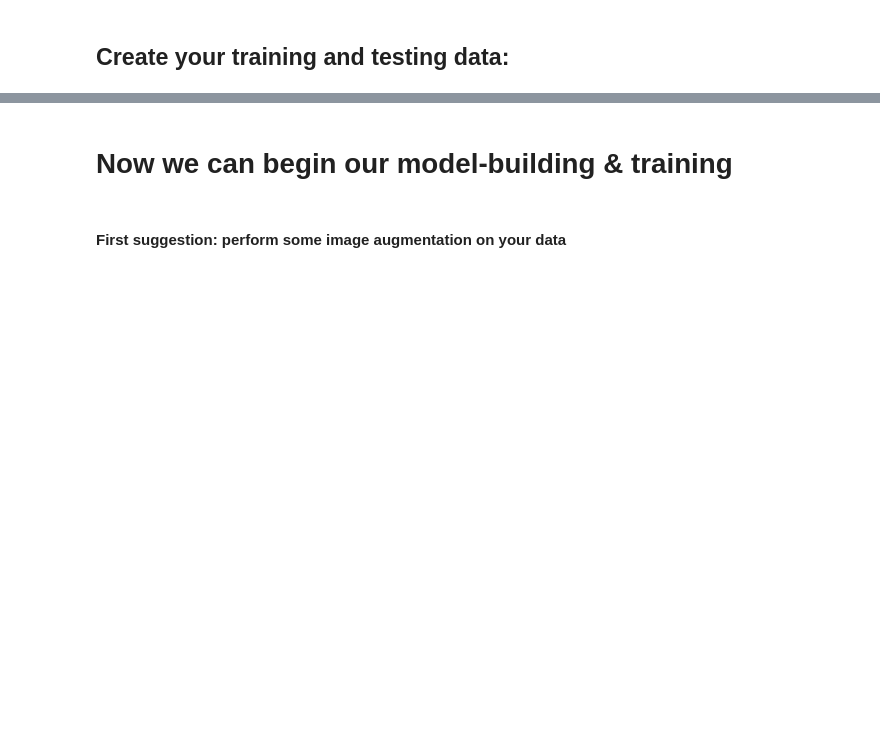
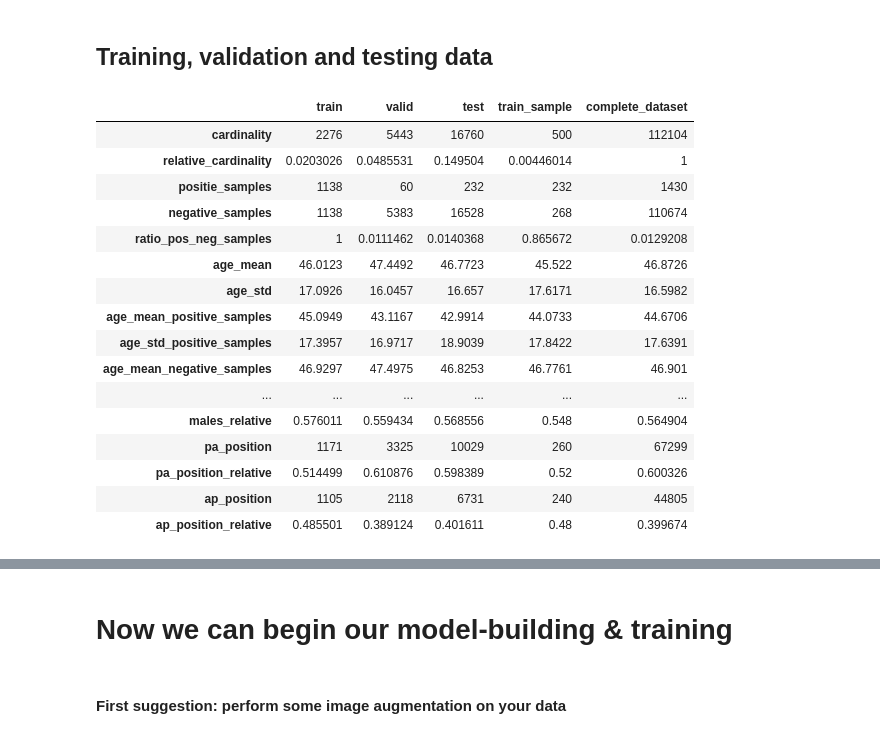
Before and after one commit to phthaloc/AIHCND_C2_Starter, a Jupyter notebook: Build and train model.ipynb, the cells around one changed output, grey strips where cells are left out. Cells and saved outputs as stored; diff of their text form; code cells hidden in the pictures; blank space fills up the shorter version.

```diff
--- a/Build and train model.ipynb
+++ b/Build and train model.ipynb
@@ -69,0 +54,6 @@ all_xray_df.sample(3)
+# %%
+## get data
+df = pd.read_hdf('data_summary.hdf')
+## convert class labels to string:
+df['class_pneumonia'] = df['label_pneumonia'].astype('str')
+df.head()
@@ -70,2 +68,2 @@ all_xray_df.sample(3)
 # %% [markdown]
-## Create your training and testing data:
+## Training, validation and testing data
@@ -82,0 +207,25 @@ def create_splits(vargs):
+# %%
+df_train, df_valid, df_test = create_splits(df=df, train_size=0.8, valid_size=0.05, test_size=0.15, random_state=RANDOM_STATE)
+# we remove some negative training samples to achieve balanced classes:
+df_train = balance_dataset(df=df_train, col_label='label_pneumonia', random_state=RANDOM_STATE)
+# randomly select a representative sample for standardization:
+df_train_sample = df_train.sample(n=500, random_state=RANDOM_STATE)
+data_split_analysis(df=df, df_train=df_train, df_valid=df_valid, df_test=df_test, df_train_sample=df_train_sample)
+# %% [output]
+|  | train | valid | test | train_sample | complete_dataset |
+| cardinality | 2276 | 5443 | 16760 | 500 | 112104 |
+| relative_cardinality | 0.0203026 | 0.0485531 | 0.149504 | 0.00446014 | 1 |
+| positie_samples | 1138 | 60 | 232 | 232 | 1430 |
+| negative_samples | 1138 | 5383 | 16528 | 268 | 110674 |
+| ratio_pos_neg_samples | 1 | 0.0111462 | 0.0140368 | 0.865672 | 0.0129208 |
+| age_mean | 46.0123 | 47.4492 | 46.7723 | 45.522 | 46.8726 |
+| age_std | 17.0926 | 16.0457 | 16.657 | 17.6171 | 16.5982 |
+| age_mean_positive_samples | 45.0949 | 43.1167 | 42.9914 | 44.0733 | 44.6706 |
+| age_std_positive_samples | 17.3957 | 16.9717 | 18.9039 | 17.8422 | 17.6391 |
+| age_mean_negative_samples | 46.9297 | 47.4975 | 46.8253 | 46.7761 | 46.901 |
+| ... | ... | ... | ... | ... | ... |
+| males_relative | 0.576011 | 0.559434 | 0.568556 | 0.548 | 0.564904 |
+| pa_position | 1171 | 3325 | 10029 | 260 | 67299 |
+| pa_position_relative | 0.514499 | 0.610876 | 0.598389 | 0.52 | 0.600326 |
+| ap_position | 1105 | 2118 | 6731 | 240 | 44805 |
+| ap_position_relative | 0.485501 | 0.389124 | 0.401611 | 0.48 | 0.399674 |
```
Also changed, not shown: parts of 42 cells of this notebook.
